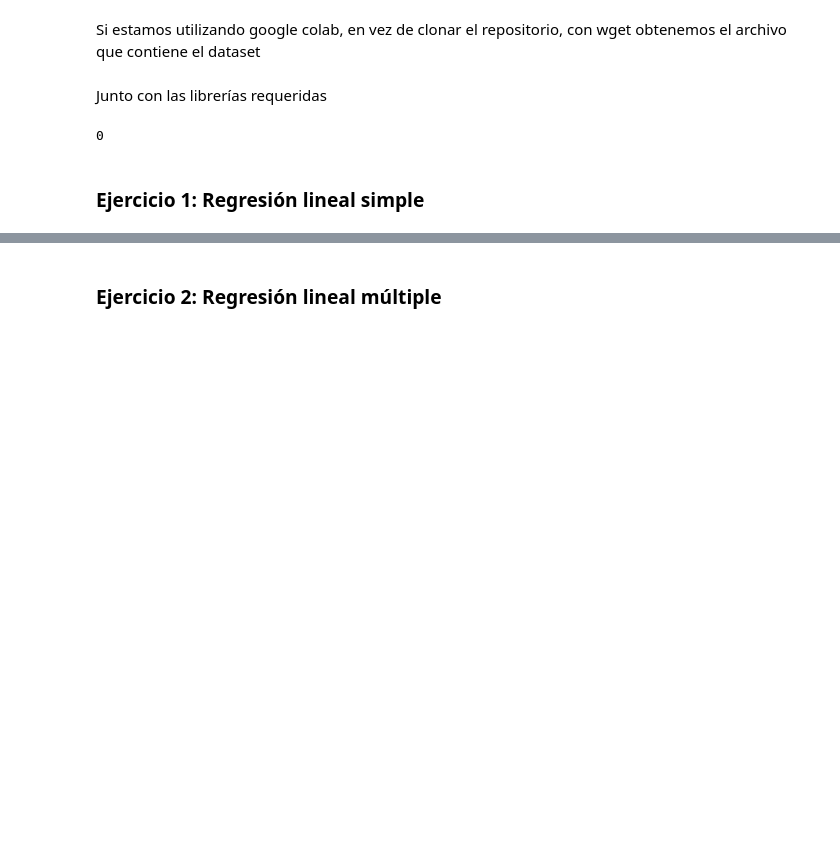
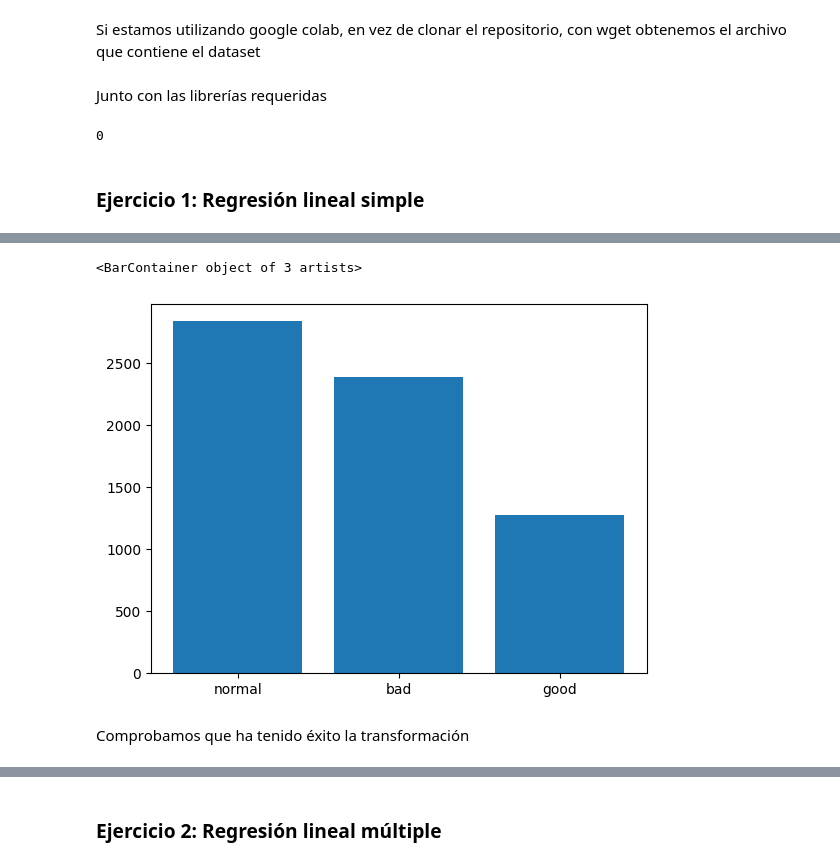
Before and after one commit to Alf-caput/LAB04_Regresion_y_agrupamiento, a Jupyter notebook: LAB04 Regresion_y_agrupamientov2.ipynb, the cells around one changed output, grey strips where cells are left out. Cells and saved outputs as stored; diff of their text form; code cells hidden in the pictures; blank space fills up the shorter version.

```diff
--- a/LAB04 Regresion_y_agrupamientov2.ipynb
+++ b/LAB04 Regresion_y_agrupamientov2.ipynb
@@ -29,0 +316,18 @@ os.system('pip install -r requirements.txt')
+# %%
+var = 'quality'
+
+bad = df.loc[:, var] <= 5
+normal = df.loc[:, var] == 6
+good = df.loc[:, var] > 6
+
+df.loc[bad, var] = 'bad'
+df.loc[normal, var] = 'normal'
+df.loc[good, var] = 'good'
+
+quality_freq = df['quality'].value_counts()
+plt.bar(quality_freq.index, quality_freq.values)
+# %% [output]
+<BarContainer object of 3 artists>
+[figure, added]
+# %% [markdown]
+Comprobamos que ha tenido éxito la transformación
```
Also changed, not shown: parts of 94 cells of this notebook, 1 other file.
